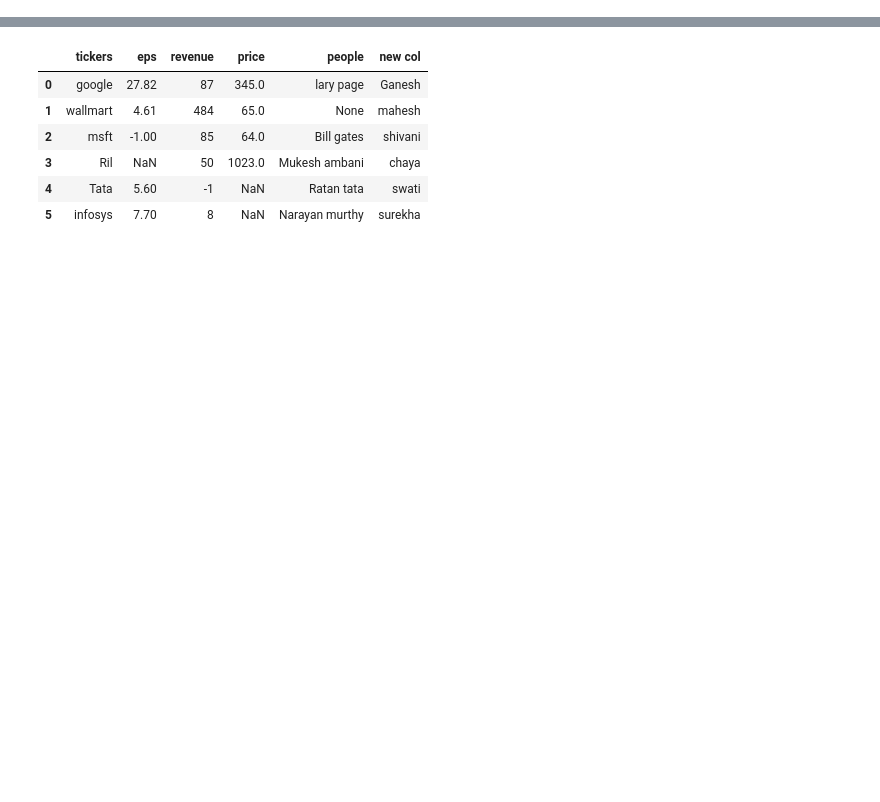
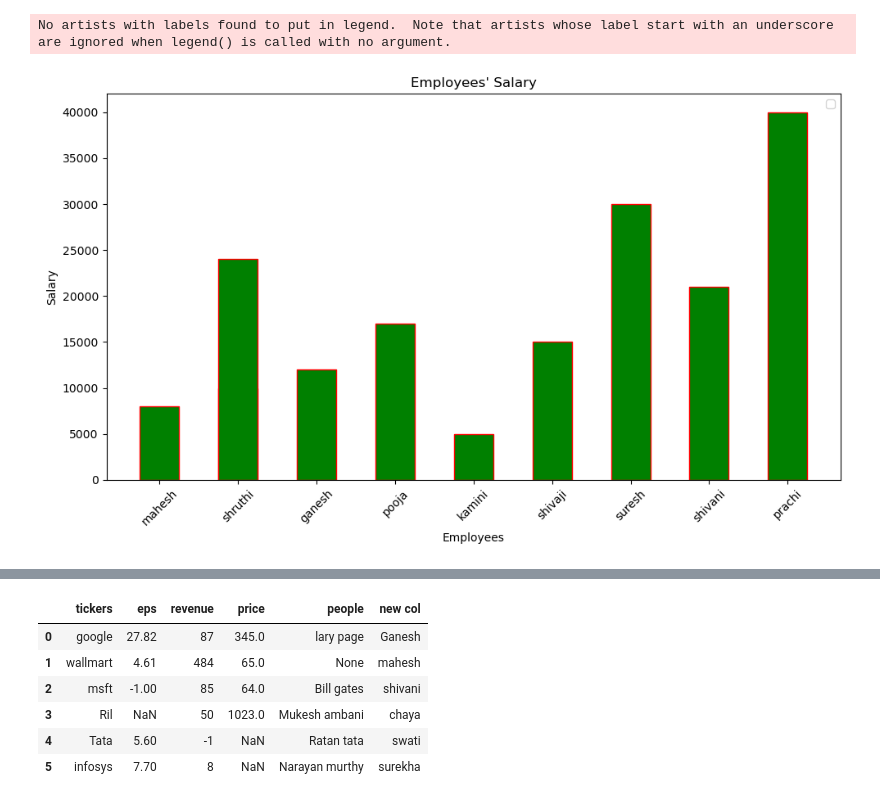
Before and after one commit to maheshkshi400/juypter, a Jupyter notebook: pandas_5.ipynb, the cells around one changed output, grey strips where cells are left out. Saved outputs shown, nothing was run; the diff lists cells and outputs as text; code cells hidden in the pictures; blank space fills up the shorter version.

```diff
--- a/pandas_5.ipynb
+++ b/pandas_5.ipynb
@@ -44,0 +152,23 @@ AttributeError: 'Source' object has no attribute 'asttext'
+# %%
+import matplotlib.pyplot as plt
+import numpy as np
+
+w = 0.5
+x = ['mahesh', 'shruthi', 'ganesh', 'pooja', 'kamini', 'shivaji', 'shruthi', 'suresh', 'shivani', 'prachi']
+h = [8000, 10000, 12000, 17000, 5000, 15000, 24000, 30000, 21000, 40000]
+
+plt.figure(figsize=(10, 6))  # Adjust the figure size if needed
+plt.bar(x, h, width=w, color='green',ec="red")  # Added color for better visualization
+
+plt.xlabel("Employees")
+plt.ylabel("Salary")
+plt.title("Employees' Salary")
+
+plt.legend()
+
+plt.xticks(rotation=45)  # Rotating x-axis labels for better readability
+plt.tight_layout()  # Adjust layout to prevent label cutoff
+plt.show()
+# %% [output]
+No artists with labels found to put in legend.  Note that artists whose label start with an underscore are ignored when legend() is called with no argument.
+[figure, added]
```
Also changed, not shown: parts of 22 cells of this notebook, 4 other files.
